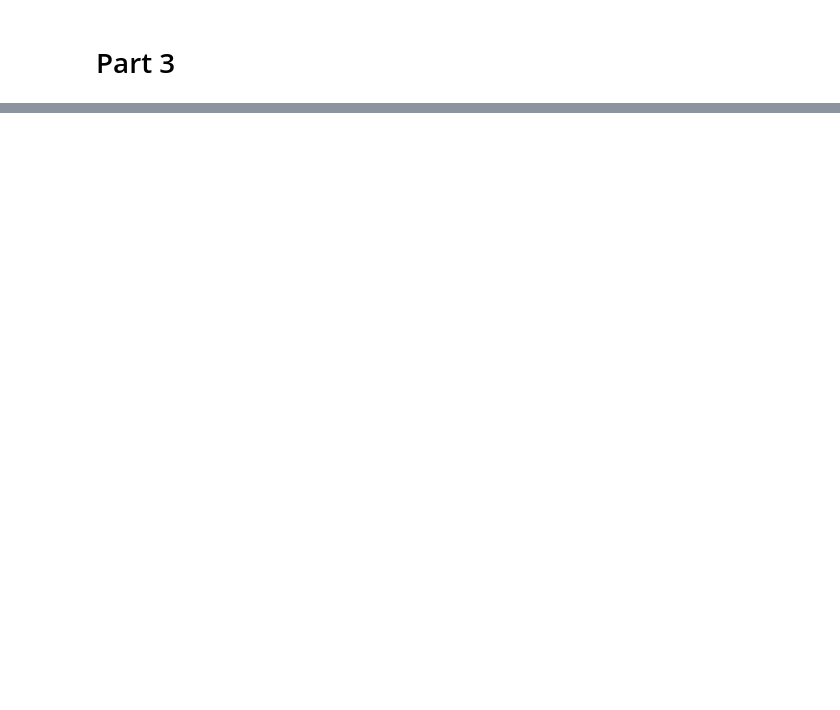
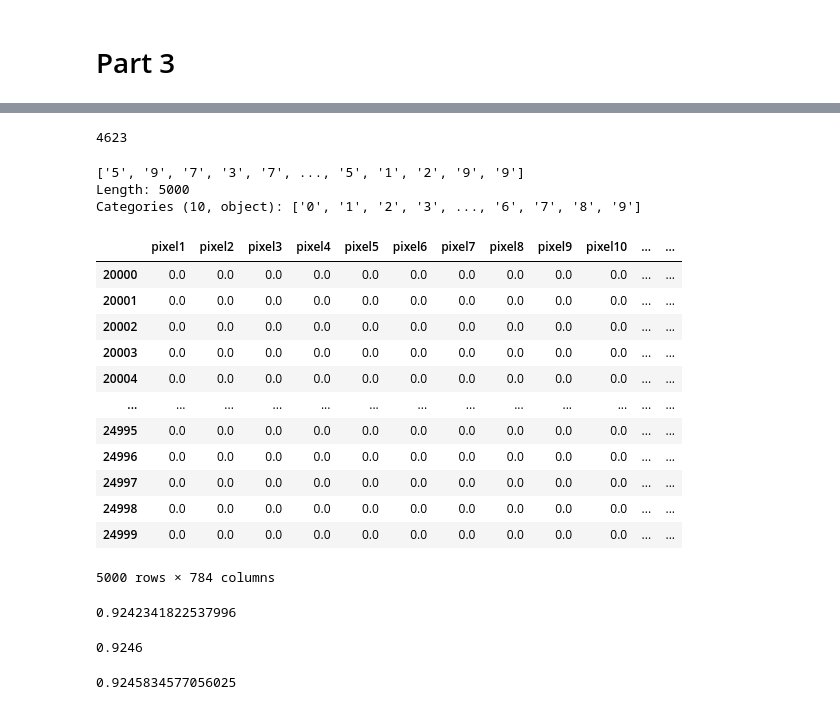
Before and after one commit to dineshkumarsarangapani/Machine_learning_IITM, a Jupyter notebook: MLP/week7_mlp_graded_Part_B.ipynb, the cells around one changed output, grey strips where cells are left out. Saved outputs shown, nothing was run; the diff lists cells and outputs as text; code cells hidden in the pictures; blank space fills up the shorter version.

```diff
--- a/MLP/week7_mlp_graded_Part_B.ipynb
+++ b/MLP/week7_mlp_graded_Part_B.ipynb
@@ -145,0 +195,5 @@ y_test = y[20000:25000]
+# %%
+import numpy as np
+np.diagonal(mat).sum()
+# %% [output]
+4623
@@ -145,0 +202,34 @@ y_test = y[20000:25000]
+# %%
+y_test.ravel()
+# %% [output]
+['5', '9', '7', '3', '7', ..., '5', '1', '2', '9', '9']
+Length: 5000
+Categories (10, object): ['0', '1', '2', '3', ..., '6', '7', '8', '9']
+# %%
+x_test
+# %% [output]
+|  | pixel1 | pixel2 | pixel3 | pixel4 | pixel5 | pixel6 | pixel7 | pixel8 | pixel9 | pixel10 | ... | ... |
+| 20000 | 0.0 | 0.0 | 0.0 | 0.0 | 0.0 | 0.0 | 0.0 | 0.0 | 0.0 | 0.0 | ... | ... |
+| 20001 | 0.0 | 0.0 | 0.0 | 0.0 | 0.0 | 0.0 | 0.0 | 0.0 | 0.0 | 0.0 | ... | ... |
+| 20002 | 0.0 | 0.0 | 0.0 | 0.0 | 0.0 | 0.0 | 0.0 | 0.0 | 0.0 | 0.0 | ... | ... |
+| 20003 | 0.0 | 0.0 | 0.0 | 0.0 | 0.0 | 0.0 | 0.0 | 0.0 | 0.0 | 0.0 | ... | ... |
+| 20004 | 0.0 | 0.0 | 0.0 | 0.0 | 0.0 | 0.0 | 0.0 | 0.0 | 0.0 | 0.0 | ... | ... |
+| ... | ... | ... | ... | ... | ... | ... | ... | ... | ... | ... | ... | ... |
+| 24995 | 0.0 | 0.0 | 0.0 | 0.0 | 0.0 | 0.0 | 0.0 | 0.0 | 0.0 | 0.0 | ... | ... |
+| 24996 | 0.0 | 0.0 | 0.0 | 0.0 | 0.0 | 0.0 | 0.0 | 0.0 | 0.0 | 0.0 | ... | ... |
+| 24997 | 0.0 | 0.0 | 0.0 | 0.0 | 0.0 | 0.0 | 0.0 | 0.0 | 0.0 | 0.0 | ... | ... |
+| 24998 | 0.0 | 0.0 | 0.0 | 0.0 | 0.0 | 0.0 | 0.0 | 0.0 | 0.0 | 0.0 | ... | ... |
+| 24999 | 0.0 | 0.0 | 0.0 | 0.0 | 0.0 | 0.0 | 0.0 | 0.0 | 0.0 | 0.0 | ... | ... |
+5000 rows × 784 columns
+# %%
+f1_score(y_test, y_pred,average='weighted')
+# %% [output]
+0.9242341822537996
+# %%
+recall_score(y_test, y_pred,average='weighted')
+# %% [output]
+0.9246
+# %%
+precision_score(y_test, y_pred,average='weighted')
+# %% [output]
+0.9245834577056025
```
Also changed, not shown: parts of 43 cells of this notebook.
